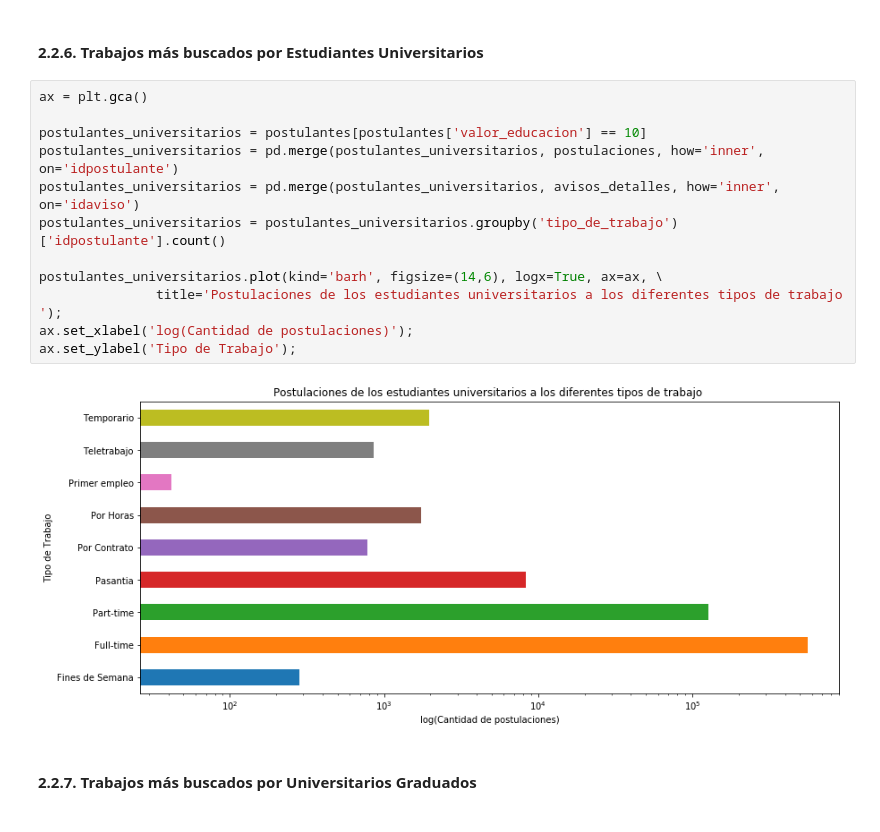
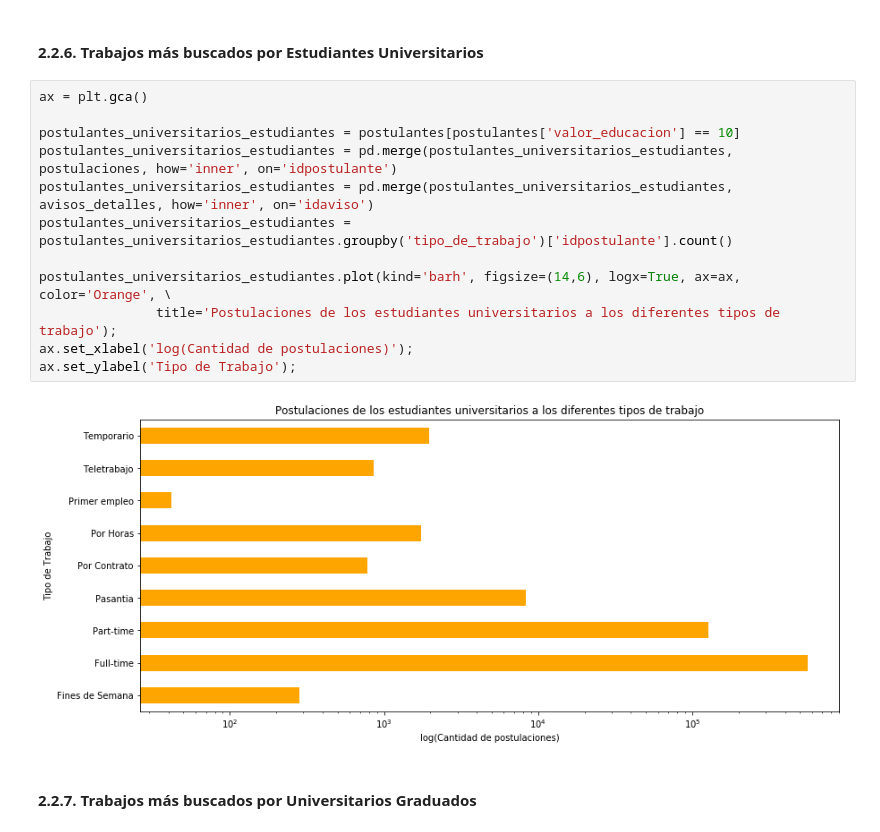
Before and after one commit to PRPablo/dataJobSearches, a Jupyter notebook: exploratoryAnalysis/exploratoryAnalysis.ipynb, the cells around one changed output. Drawn from its saved outputs; the diff is of its cells as text.

```diff
--- a/exploratoryAnalysis/exploratoryAnalysis.ipynb
+++ b/exploratoryAnalysis/exploratoryAnalysis.ipynb
@@ -311,16 +292,16 @@ ax.set_ylabel('Nombre del area');
 # %%
 ax = plt.gca()
 
-postulantes_universitarios = postulantes[postulantes['valor_educacion'] == 10]
-postulantes_universitarios = pd.merge(postulantes_universitarios, postulaciones, how='inner', on='idpostulante')
-postulantes_universitarios = pd.merge(postulantes_universitarios, avisos_detalles, how='inner', on='idaviso')
-postulantes_universitarios = postulantes_universitarios.groupby('tipo_de_trabajo')['idpostulante'].count()
+postulantes_universitarios_estudiantes = postulantes[postulantes['valor_educacion'] == 10]
+postulantes_universitarios_estudiantes = pd.merge(postulantes_universitarios_estudiantes, postulaciones, how='inner', on='idpostulante')
+postulantes_universitarios_estudiantes = pd.merge(postulantes_universitarios_estudiantes, avisos_detalles, how='inner', on='idaviso')
+postulantes_universitarios_estudiantes = postulantes_universitarios_estudiantes.groupby('tipo_de_trabajo')['idpostulante'].count()
 
-postulantes_universitarios.plot(kind='barh', figsize=(14,6), logx=True, ax=ax, \
-               title='Postulaciones de los estudiantes universitarios a los diferentes tipos de trabajo ');
+postulantes_universitarios_estudiantes.plot(kind='barh', figsize=(14,6), logx=True, ax=ax, color='Orange', \
+               title='Postulaciones de los estudiantes universitarios a los diferentes tipos de trabajo');
 ax.set_xlabel('log(Cantidad de postulaciones)');
 ax.set_ylabel('Tipo de Trabajo');
 # %% [output]
-[figure, old version]
+[figure, new version]
 # %% [markdown]
 #### 2.2.7. Trabajos más buscados por Universitarios Graduados
```
Also changed, not shown: parts of 44 cells of this notebook.
